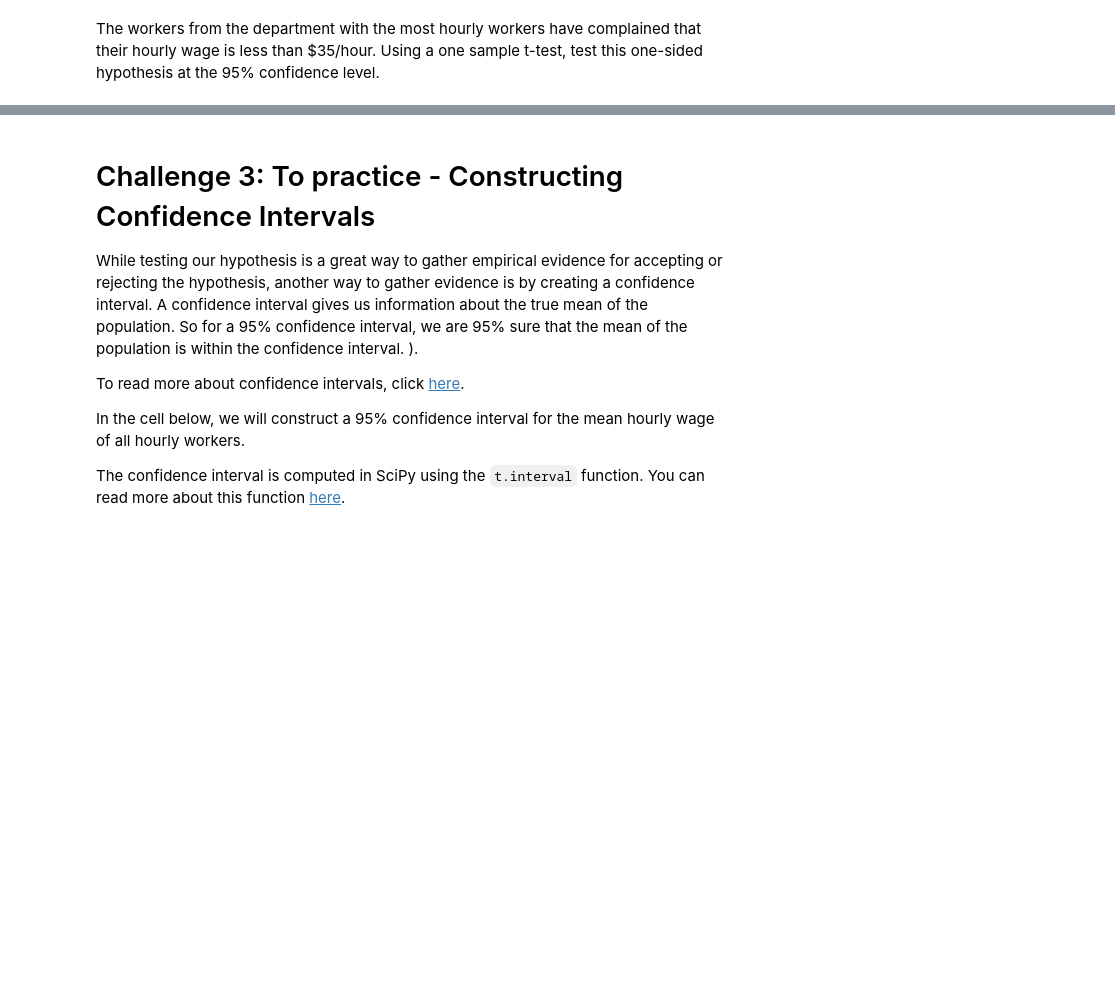
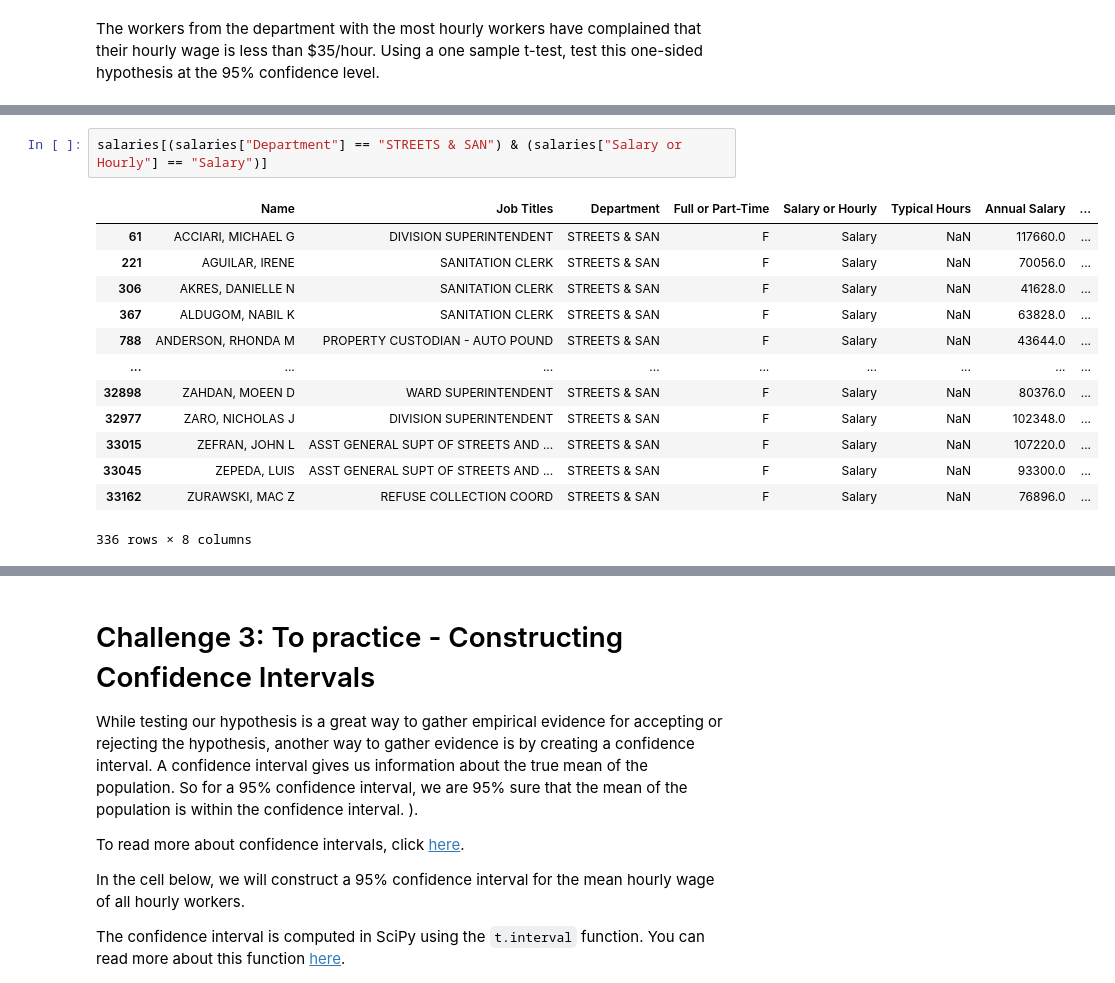
Before and after one commit to ta-data-remote/lab-hypothesis-testing, a Jupyter notebook: your-code/main.ipynb, the cells around one changed output, grey strips where cells are left out. Saved outputs shown, nothing was run; the diff lists cells and outputs as text; blank space fills up the shorter version.

```diff
--- a/your-code/main.ipynb
+++ b/your-code/main.ipynb
@@ -121,0 +367,16 @@ Zcritical =  1.6448536269514722
+# %%
+salaries[(salaries["Department"] == "STREETS & SAN") & (salaries["Salary or Hourly"] == "Salary")]
+# %% [output]
+|  | Name | Job Titles | Department | Full or Part-Time | Salary or Hourly | Typical Hours | Annual Salary | ... |
+| 61 | ACCIARI, MICHAEL G | DIVISION SUPERINTENDENT | STREETS & SAN | F | Salary | NaN | 117660.0 | ... |
+| 221 | AGUILAR, IRENE | SANITATION CLERK | STREETS & SAN | F | Salary | NaN | 70056.0 | ... |
+| 306 | AKRES, DANIELLE N | SANITATION CLERK | STREETS & SAN | F | Salary | NaN | 41628.0 | ... |
+| 367 | ALDUGOM, NABIL K | SANITATION CLERK | STREETS & SAN | F | Salary | NaN | 63828.0 | ... |
+| 788 | ANDERSON, RHONDA M | PROPERTY CUSTODIAN - AUTO POUND | STREETS & SAN | F | Salary | NaN | 43644.0 | ... |
+| ... | ... | ... | ... | ... | ... | ... | ... | ... |
+| 32898 | ZAHDAN, MOEEN D | WARD SUPERINTENDENT | STREETS & SAN | F | Salary | NaN | 80376.0 | ... |
+| 32977 | ZARO, NICHOLAS J | DIVISION SUPERINTENDENT | STREETS & SAN | F | Salary | NaN | 102348.0 | ... |
+| 33015 | ZEFRAN, JOHN L | ASST GENERAL SUPT OF STREETS AND ... | STREETS & SAN | F | Salary | NaN | 107220.0 | ... |
+| 33045 | ZEPEDA, LUIS | ASST GENERAL SUPT OF STREETS AND ... | STREETS & SAN | F | Salary | NaN | 93300.0 | ... |
+| 33162 | ZURAWSKI, MAC Z | REFUSE COLLECTION COORD | STREETS & SAN | F | Salary | NaN | 76896.0 | ... |
+336 rows × 8 columns
```
Also changed, not shown: parts of 75 cells of this notebook.
